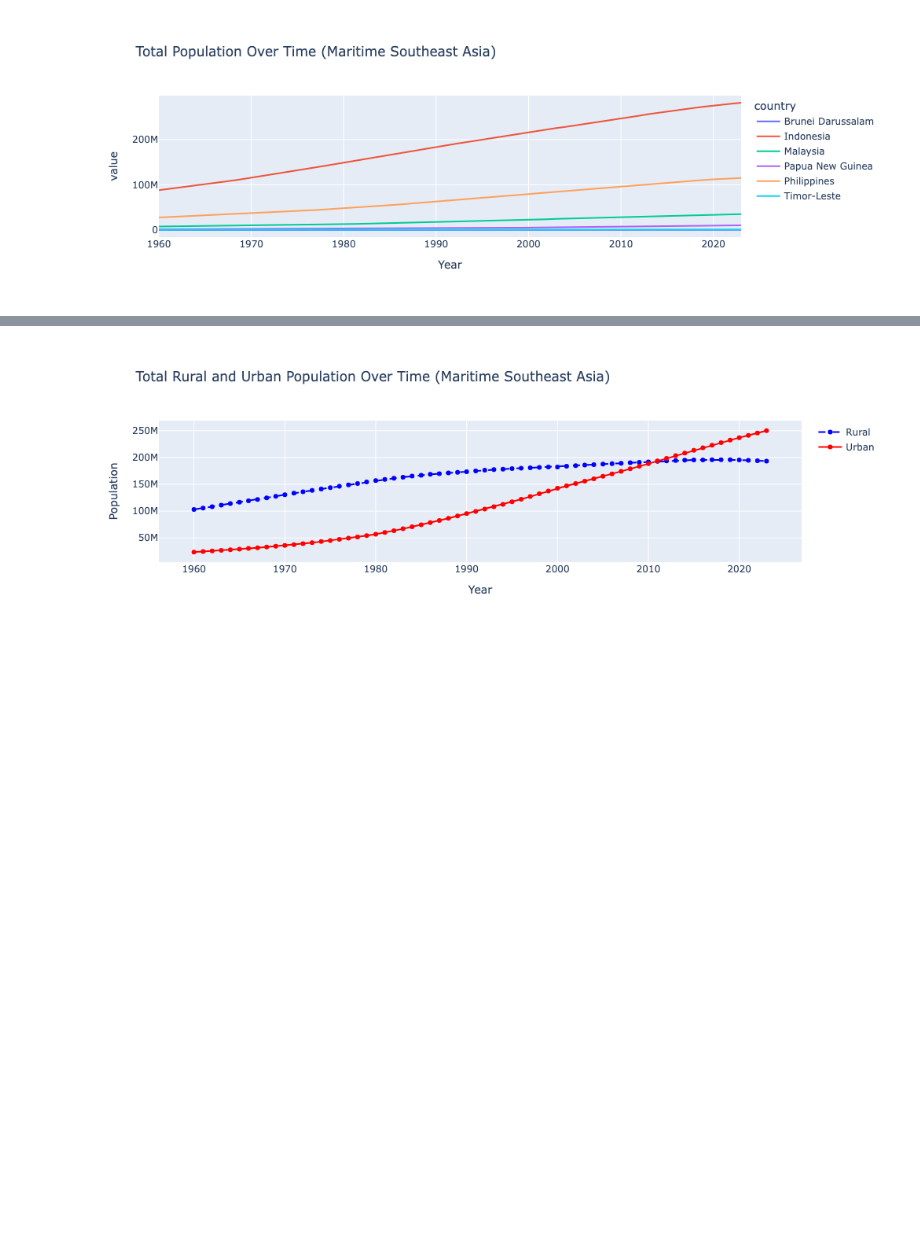
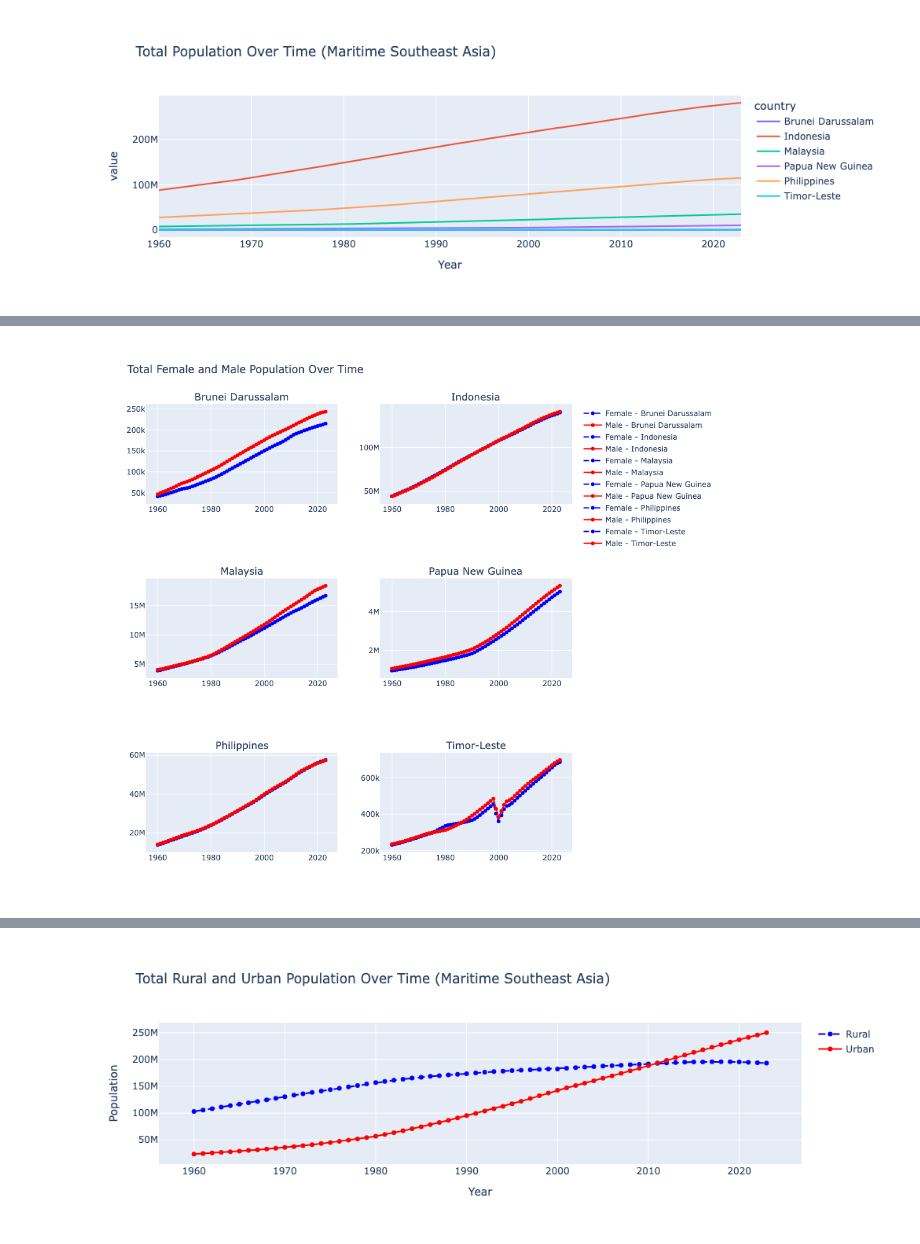
Before and after one commit to eitrager/eep153project, a Jupyter notebook: PopTemplate-MSEA.ipynb, the cells around one changed output, grey strips where cells are left out. Drawn from its saved outputs; the diff is of its cells as text; code cells hidden in the pictures; blank space fills up the shorter version.

```diff
--- a/PopTemplate-MSEA.ipynb
+++ b/PopTemplate-MSEA.ipynb
@@ -299,0 +193,58 @@ overlay_population("Timor-Leste", MSEA_pop)
+# %%
+import plotly.graph_objects as go
+from plotly.subplots import make_subplots
+
+def overlay_population_multiple(countries, df):
+    """
+    Function to overlay female and male population for multiple countries, displaying two countries per row.
+
+    Parameters:
+    - countries (list): List of country names to plot.
+    - df (pd.DataFrame): The DataFrame containing the population data with MultiIndex columns.
+
+    Returns:
+    - A Plotly figure with subplots displaying female and male population data.
+    """
+
+    num_countries = len(countries)
+    num_rows = (num_countries + 1) // 2  # Ensures we have enough rows (2 plots per row)
+
+    # Create subplots (2 columns)
+    fig = make_subplots(rows=num_rows, cols=2, subplot_titles=countries)
+
+    for i, country_name in enumerate(countries):
+        row = (i // 2) + 1
+        col = (i % 2) + 1
+
+        if country_name not in df.columns.get_level_values('country'):
+            print(f"Country '{country_name}' not found in the dataset.")
+            continue
+
+        # Extract the female and male population data for the country
+        female = df[('Total Female', country_name)]
+        male = df[('Total Male', country_name)]
+
+        # Add Female Population Line
+        fig.add_trace(go.Scatter(x=female.index, y=female, mode='lines+markers',
+                                 name=f'Female - {country_name}', line=dict(dash='dash', color='blue')),
+                      row=row, col=col)
+
+        # Add Male Population Line
+        fig.add_trace(go.Scatter(x=male.index, y=male, mode='lines+markers',
+                                 name=f'Male - {country_name}', line=dict(dash='solid', color='red')),
+                      row=row, col=col)
+
+    # Update layout
+    fig.update_layout(title_text="Total Female and Male Population Over Time",
+                      height=300 * num_rows, width=1000, showlegend=True)
+
+    # Show the plot
+    fig.show()
+
+# List of countries
+countries_list = ["Brunei Darussalam", "Indonesia", "Malaysia", "Papua New Guinea", "Philippines", "Timor-Leste"]
+
+# Generate the subplot visualization
+overlay_population_multiple(countries_list, MSEA_pop)
+# %% [output]
+[figure, added]
```
Also changed, not shown: parts of 33 cells of this notebook, 3 other files.
